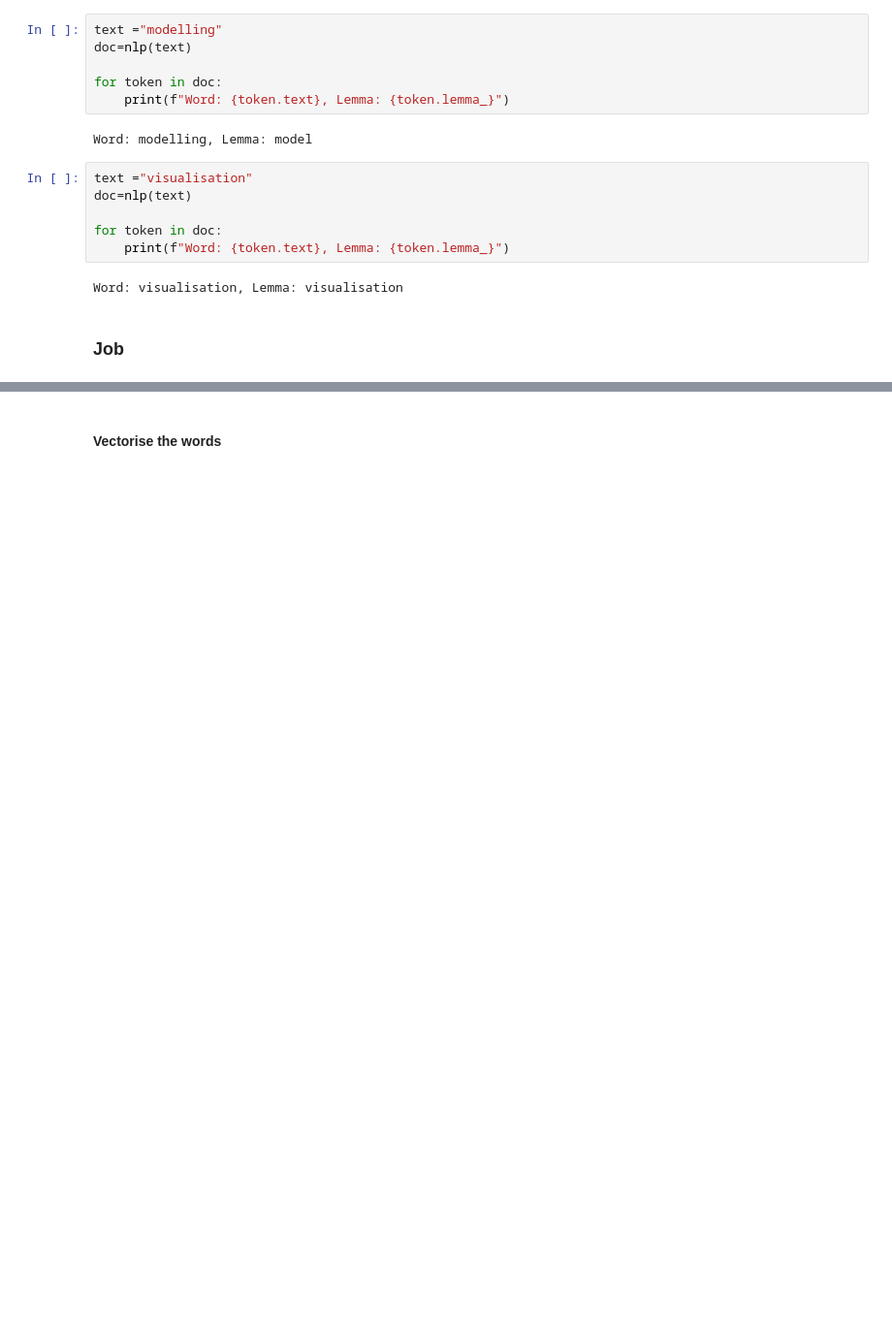
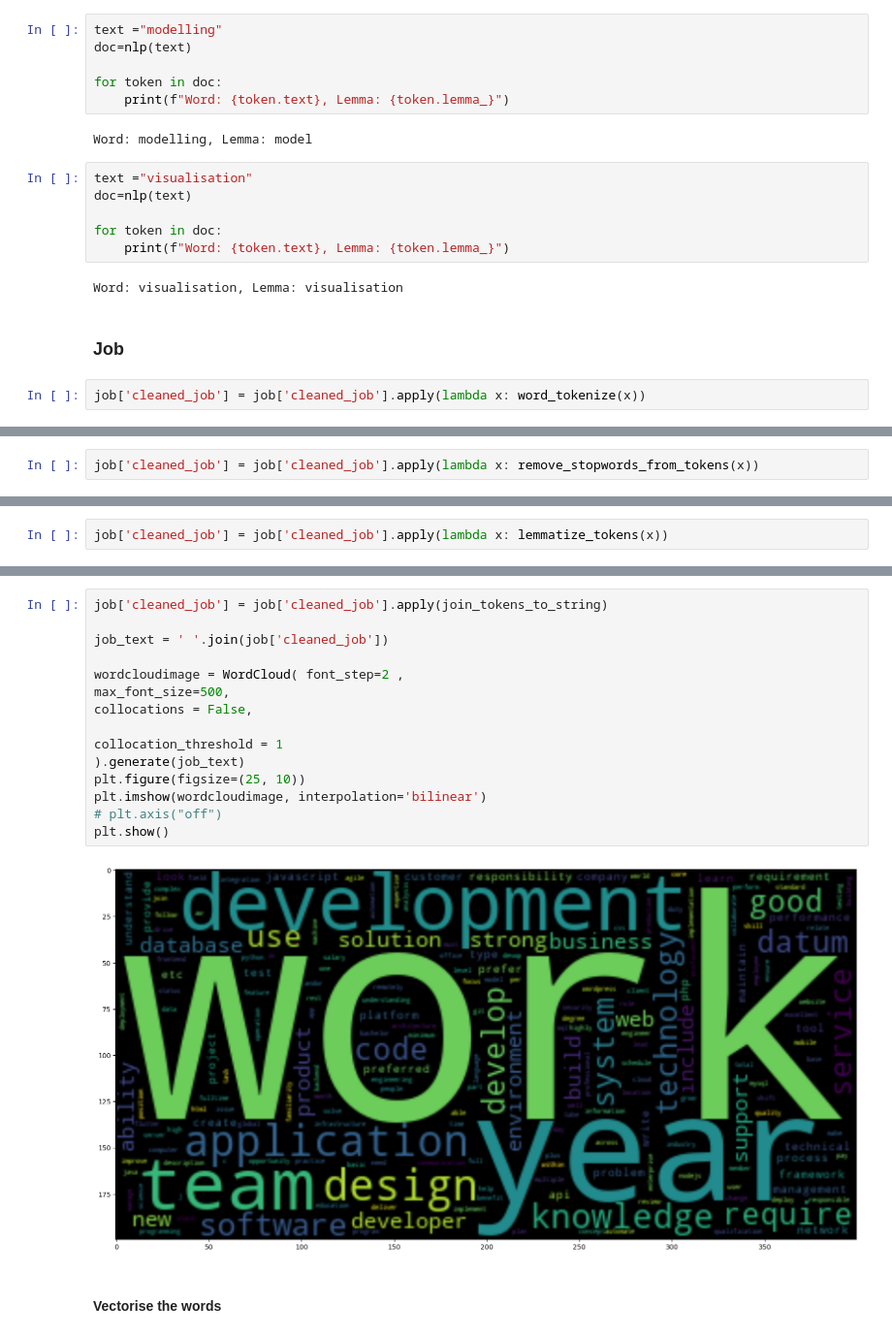
Before and after one commit to senghok510/Resume_matching, a Jupyter notebook: notebooks/feature_engineering.ipynb, the cells around one changed output, grey strips where cells are left out. Shown at 97% size. Drawn from its saved outputs; the diff is of its cells as text; blank space fills up the shorter version.

```diff
--- a/notebooks/feature_engineering.ipynb
+++ b/notebooks/feature_engineering.ipynb
@@ -255,3 +230,5 @@ for token in doc:
 Word: visualisation, Lemma: visualisation
 # %% [markdown]
 ### Job
+# %%
+job['cleaned_job'] = job['cleaned_job'].apply(lambda x: word_tokenize(x))
@@ -257,0 +244,2 @@ Word: visualisation, Lemma: visualisation
+# %%
+job['cleaned_job'] = job['cleaned_job'].apply(lambda x: remove_stopwords_from_tokens(x))
@@ -257,0 +255,2 @@ Word: visualisation, Lemma: visualisation
+# %%
+job['cleaned_job'] = job['cleaned_job'].apply(lambda x: lemmatize_tokens(x))
@@ -258,2 +266,19 @@ Word: visualisation, Lemma: visualisation
+# %%
+job['cleaned_job'] = job['cleaned_job'].apply(join_tokens_to_string)
+
+job_text = ' '.join(job['cleaned_job'])
+
+wordcloudimage = WordCloud( font_step=2 ,
+max_font_size=500,
+collocations = False,
+
+collocation_threshold = 1
+).generate(job_text)
+plt.figure(figsize=(25, 10))
+plt.imshow(wordcloudimage, interpolation='bilinear')
+# plt.axis("off")
+plt.show()
+# %% [output]
+[figure, added]
 # %% [markdown]
 #### Vectorise the words
```
Also changed, not shown: parts of 9 cells of this notebook.
